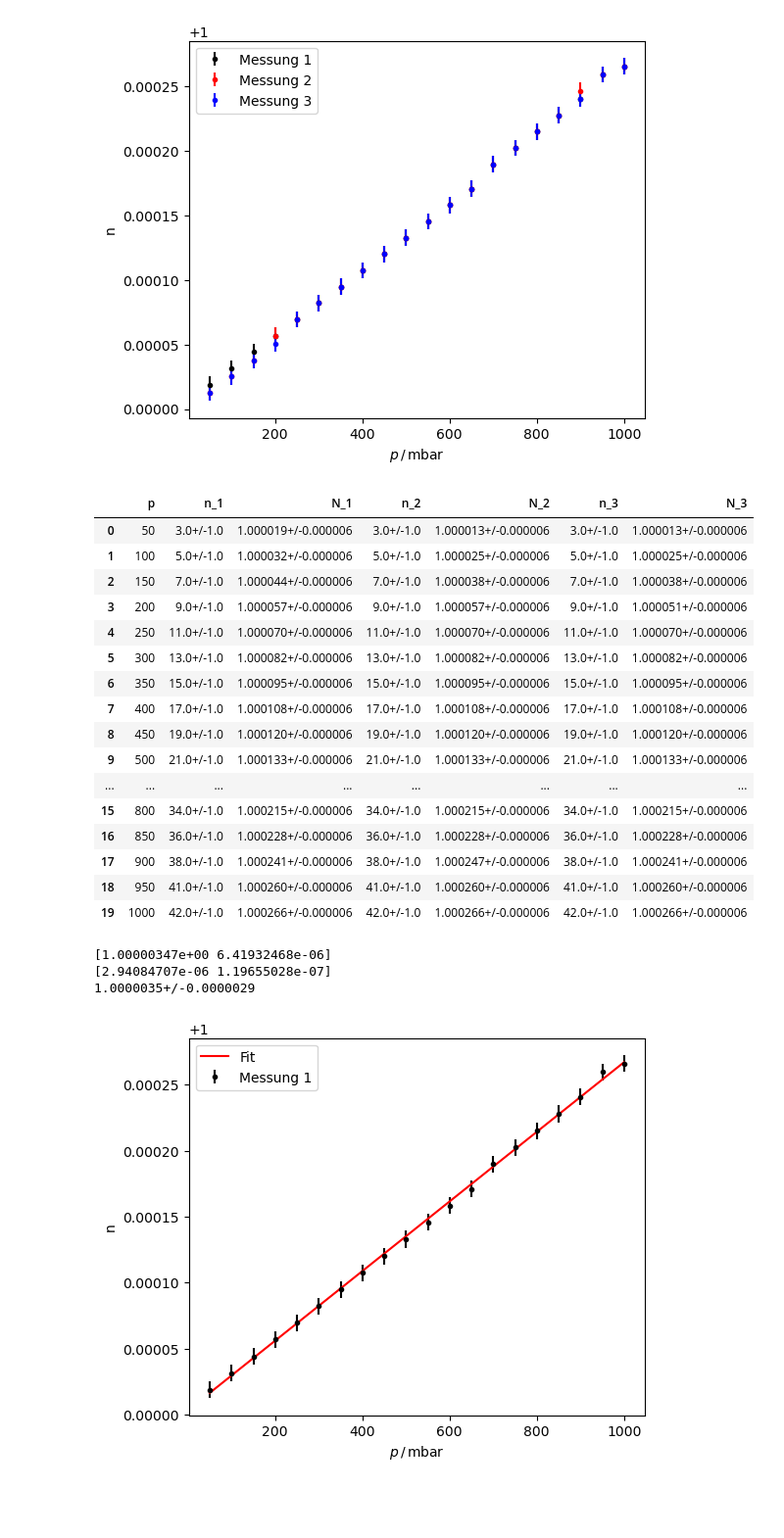
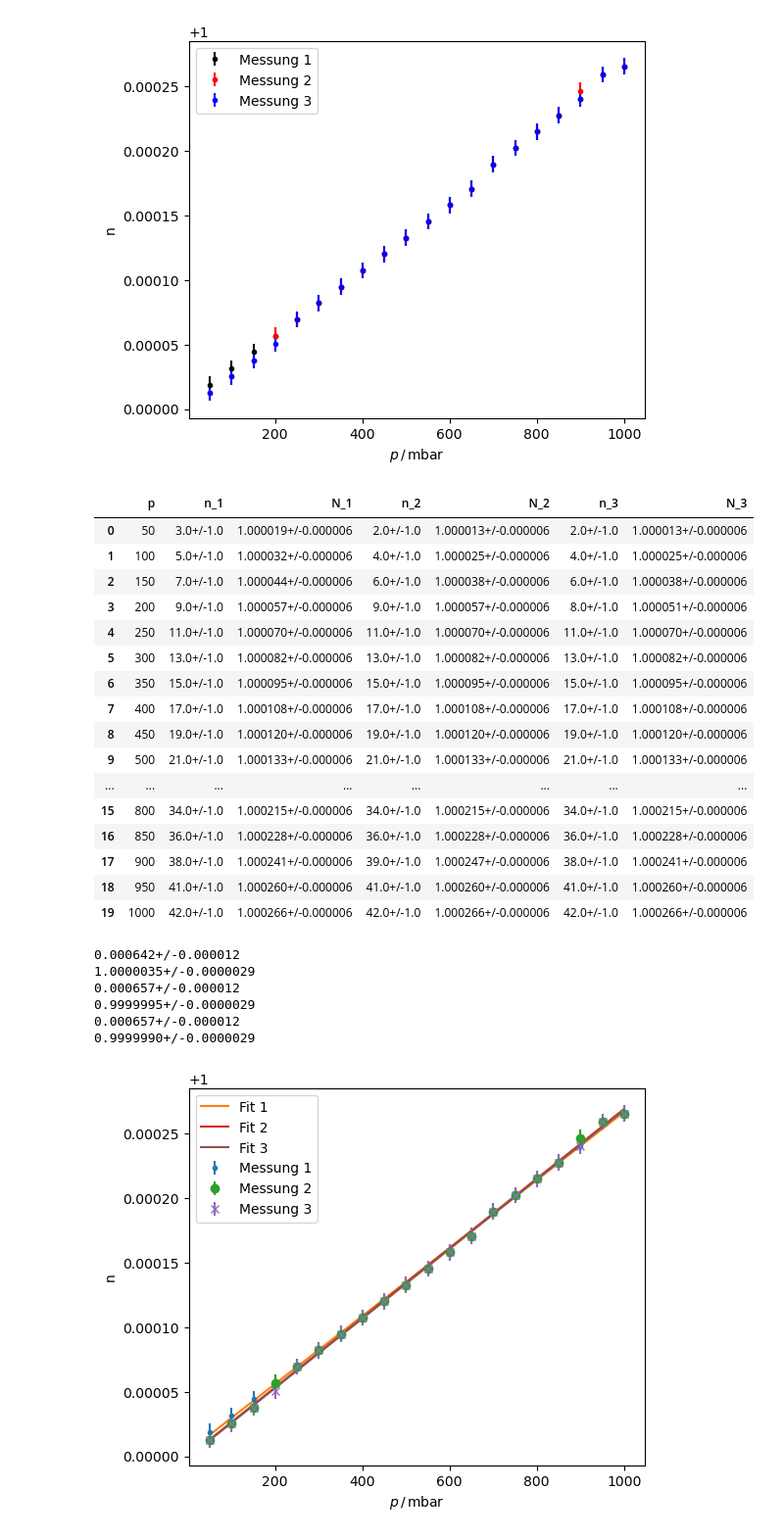
Before and after one commit to SamGTex/FP_Master_WS22-23, a Jupyter notebook: V64_Interferometrie/python/main.ipynb, the cells around one changed output. Shown: that part at 98% size. Cells and saved outputs as stored; diff of their text form; code cells hidden in the pictures; blank space fills up the shorter version.

```diff
--- a/V64_Interferometrie/python/main.ipynb
+++ b/V64_Interferometrie/python/main.ipynb
@@ -183,17 +183,17 @@ df2["N_2"] = n_2
 df2["N_3"] = n_3
 
 df2["n_1"] = m_1
-df2["n_2"] = m_1
-df2["n_3"] = m_1
+df2["n_2"] = m_2
+df2["n_3"] = m_3
 
 df2 = df2[['p', 'n_1', 'N_1', 'n_2', 'N_2', 'n_3', 'N_3']]
 df2
 # %% [output]
 |  | p | n_1 | N_1 | n_2 | N_2 | n_3 | N_3 |
-| 0 | 50 | 3.0+/-1.0 | 1.000019+/-0.000006 | 3.0+/-1.0 | 1.000013+/-0.000006 | 3.0+/-1.0 | 1.000013+/-0.000006 |
-| 1 | 100 | 5.0+/-1.0 | 1.000032+/-0.000006 | 5.0+/-1.0 | 1.000025+/-0.000006 | 5.0+/-1.0 | 1.000025+/-0.000006 |
-| 2 | 150 | 7.0+/-1.0 | 1.000044+/-0.000006 | 7.0+/-1.0 | 1.000038+/-0.000006 | 7.0+/-1.0 | 1.000038+/-0.000006 |
-| 3 | 200 | 9.0+/-1.0 | 1.000057+/-0.000006 | 9.0+/-1.0 | 1.000057+/-0.000006 | 9.0+/-1.0 | 1.000051+/-0.000006 |
+| 0 | 50 | 3.0+/-1.0 | 1.000019+/-0.000006 | 2.0+/-1.0 | 1.000013+/-0.000006 | 2.0+/-1.0 | 1.000013+/-0.000006 |
+| 1 | 100 | 5.0+/-1.0 | 1.000032+/-0.000006 | 4.0+/-1.0 | 1.000025+/-0.000006 | 4.0+/-1.0 | 1.000025+/-0.000006 |
+| 2 | 150 | 7.0+/-1.0 | 1.000044+/-0.000006 | 6.0+/-1.0 | 1.000038+/-0.000006 | 6.0+/-1.0 | 1.000038+/-0.000006 |
+| 3 | 200 | 9.0+/-1.0 | 1.000057+/-0.000006 | 9.0+/-1.0 | 1.000057+/-0.000006 | 8.0+/-1.0 | 1.000051+/-0.000006 |
 | 4 | 250 | 11.0+/-1.0 | 1.000070+/-0.000006 | 11.0+/-1.0 | 1.000070+/-0.000006 | 11.0+/-1.0 | 1.000070+/-0.000006 |
 | 5 | 300 | 13.0+/-1.0 | 1.000082+/-0.000006 | 13.0+/-1.0 | 1.000082+/-0.000006 | 13.0+/-1.0 | 1.000082+/-0.000006 |
 | 6 | 350 | 15.0+/-1.0 | 1.000095+/-0.000006 | 15.0+/-1.0 | 1.000095+/-0.000006 | 15.0+/-1.0 | 1.000095+/-0.000006 |
@@ -203,35 +203,57 @@ df2
 | ... | ... | ... | ... | ... | ... | ... | ... |
 | 15 | 800 | 34.0+/-1.0 | 1.000215+/-0.000006 | 34.0+/-1.0 | 1.000215+/-0.000006 | 34.0+/-1.0 | 1.000215+/-0.000006 |
 | 16 | 850 | 36.0+/-1.0 | 1.000228+/-0.000006 | 36.0+/-1.0 | 1.000228+/-0.000006 | 36.0+/-1.0 | 1.000228+/-0.000006 |
-| 17 | 900 | 38.0+/-1.0 | 1.000241+/-0.000006 | 38.0+/-1.0 | 1.000247+/-0.000006 | 38.0+/-1.0 | 1.000241+/-0.000006 |
+| 17 | 900 | 38.0+/-1.0 | 1.000241+/-0.000006 | 39.0+/-1.0 | 1.000247+/-0.000006 | 38.0+/-1.0 | 1.000241+/-0.000006 |
 | 18 | 950 | 41.0+/-1.0 | 1.000260+/-0.000006 | 41.0+/-1.0 | 1.000260+/-0.000006 | 41.0+/-1.0 | 1.000260+/-0.000006 |
 | 19 | 1000 | 42.0+/-1.0 | 1.000266+/-0.000006 | 42.0+/-1.0 | 1.000266+/-0.000006 | 42.0+/-1.0 | 1.000266+/-0.000006 |
 # %%
-def n_luft(a,b,p):
+def n_luft(p,a,b):
     return (a * p)/(R * T_1) + b
-# %%
-param1, cov1 = curve_fit(n_luft, p * 100, unp.nominal_values(n_1), sigma=unp.std_devs(n_1), absolute_sigma=True)
-uncertainties1 = np.sqrt(np.diag(cov1))
-print(param1)
-print(uncertainties1)
-a1 = ufloat(param1[0], uncertainties1[0])
-print(a1)
-# %% [output]
-[1.00000347e+00 6.41932468e-06]
-[2.94084707e-06 1.19655028e-07]
-1.0000035+/-0.0000029
+# %%
+param1, cov1 = curve_fit(n_luft, p, unp.nominal_values(n_1), sigma=unp.std_devs(n_1), absolute_sigma=True)
+uncertainties1 = np.sqrt(np.diag(cov1))
+a1 = ufloat(param1[0], uncertainties1[0])
+b1 = ufloat(param1[1], uncertainties1[1])
+print(a1)
+print(b1)
+
+param2, cov2 = curve_fit(n_luft, p, unp.nominal_values(n_2), sigma=unp.std_devs(n_2), absolute_sigma=True)
+uncertainties2 = np.sqrt(np.diag(cov2))
+a2 = ufloat(param2[0], uncertainties2[0])
+b2 = ufloat(param2[1], uncertainties2[1])
+print(a2)
+print(b2)
+
+param3, cov3 = curve_fit(n_luft, p, unp.nominal_values(n_3), sigma=unp.std_devs(n_3), absolute_sigma=True)
+uncertainties3 = np.sqrt(np.diag(cov3))
+a3 = ufloat(param3[0], uncertainties3[0])
+b3 = ufloat(param3[1], uncertainties3[1])
+print(a3)
+print(b3)
+# %% [output]
+0.000642+/-0.000012
+1.0000035+/-0.0000029
+0.000657+/-0.000012
+0.9999995+/-0.0000029
+0.000657+/-0.000012
+0.9999990+/-0.0000029
 # %%
 p_lin = np.linspace(p.min(), p.max(), 100)
 plt.figure(figsize=(6,5))
 
-plt.errorbar(p, unp.nominal_values(n_1), yerr=unp.std_devs(n_1),  fmt='k.', label='Messung 1')
-plt.plot(p_lin, n_luft(p_lin * 100, *param1), 'r-', label='Fit')
+plt.errorbar(p, unp.nominal_values(n_1), yerr=unp.std_devs(n_1),  fmt='.', label='Messung 1')
+plt.plot(p_lin, n_luft(p_lin, *param1), '-', label='Fit 1')
+plt.errorbar(p, unp.nominal_values(n_2), yerr=unp.std_devs(n_2),fmt='o', label='Messung 2')
+plt.plot(p_lin, n_luft(p_lin, *param2),'-', label='Fit 2')
+plt.errorbar(p, unp.nominal_values(n_3), yerr=unp.std_devs(n_3),fmt='x', label='Messung 3')
+plt.plot(p_lin, n_luft(p_lin, *param3),'-',  label='Fit 3')
 
 plt.xlabel(r"$p \, / \, \mathrm{mbar}$")
 plt.ylabel('n')
 plt.legend()
+plt.savefig("index.png")
 plt.show()
 # %% [output]
-[figure, old version]
+[figure, new version]
 # %%
 def lor(a):
```
Also changed, not shown: parts of 4 cells of this notebook, 2 other files.
